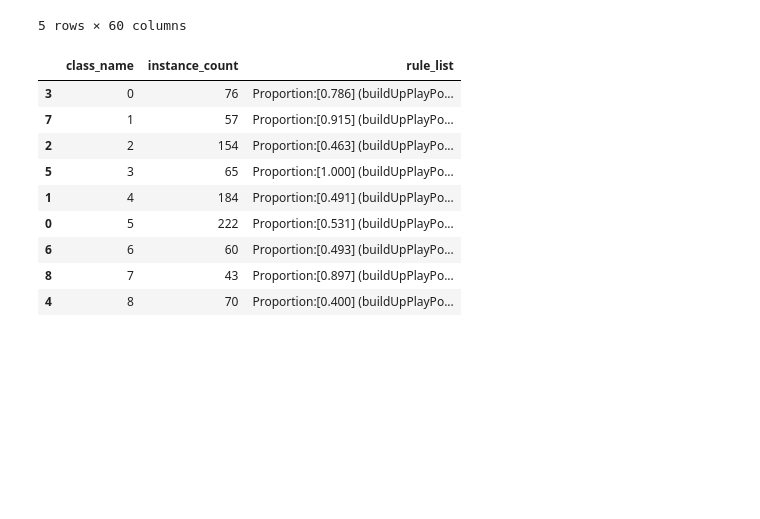
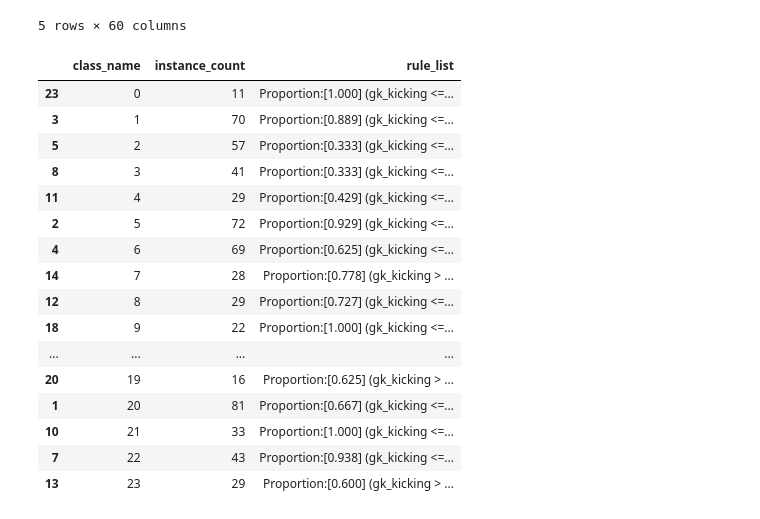
Before and after one commit to x-iaoming/2021datathon, a Jupyter notebook: clustering/meta_analysis_all.ipynb, the cells around one changed output. Saved outputs shown, nothing was run; the diff lists cells and outputs as text; code cells hidden in the pictures; blank space fills up the shorter version.

```diff
--- a/clustering/meta_analysis_all.ipynb
+++ b/clustering/meta_analysis_all.ipynb
@@ -6,7 +6,7 @@ import os
 #os.chdir('D:/Penn/Career/Citadel/2021datathon')
 match = pd.read_csv('../match_discrete_htwt_drop30.csv')
 match['date']  = pd.to_datetime(match['date'])
-df_clus = pd.read_csv('team_att_all_w_cluster_gmm9.csv')
+df_clus = pd.read_csv('team_att_all_w_cluster_gmm24.csv')
 df_clus['date']  = pd.to_datetime(df_clus['date'])
 # %%
 match.shape
@@ -102,13 +109,13 @@ wt_thr = np.percentile(abs(meta_mat), 75)
 '''
 Params to Change
 '''
-threshold=0
+threshold=1.5
 for i in range(0, Nc):
     for j in range(i, Nc):
         color = 'red' if abs(meta_mat[i, j]) > wt_thr else 'black'
         if meta_mat[i, j] > threshold:
             G.add_edge(i, j, weight = meta_mat[i, j] * wt_fac, color = color)
-        elif meta_mat[i, j] < threshold:
+        elif meta_mat[i, j] < -threshold:
             G.add_edge(j, i, weight = -meta_mat[i, j] * wt_fac, color = color)
         else:
             G.add_edge(j, i, weight = 0, color = "white",alpha=0.1)
@@ -125,7 +132,7 @@ nx.draw(G, pos, width = weights, with_labels = True, \
 '''
 Params to Change
 '''
-name="gmm9.png"
+name="gmm24.png"
 plt.savefig(name)
 plt.show()
 # %% [output]
@@ -183,45 +190,52 @@ def get_class_rules(tree: DecisionTreeClassifier, feature_names: list):
 
     tree_dfs() # start from root, node_id = 0
     return class_rules_dict
 
 '''
 Params to Change
 '''
 # make Decision Tree
-min_samples_leaf=30
-pruning_level=0.01
-max_depth=6
+min_samples_leaf=5
+pruning_level=0
+max_depth=8
 tree = DecisionTreeClassifier(min_samples_leaf=min_samples_leaf, ccp_alpha=pruning_level,max_depth=max_depth)
 tree.fit(df_clus_expl,clus_expl)
 
 # get decision tree rules
 feature_names = df_clus_expl.columns
 class_rule_dict = get_class_rules(tree, feature_names)
 
 report_class_list = []
 for class_name in class_rule_dict.keys():
     rule_list = class_rule_dict[class_name]
     combined_string = ""
     for rule in rule_list:
         combined_string += "Proportion:[{}]\n {}\n\n".format(format(rule[1], ".3f"), rule[0])
     report_class_list.append((class_name, combined_string))
 
 cluster_instance_df = pd.Series(clus_expl).value_counts().reset_index()
 cluster_instance_df.columns = ['class_name', 'instance_count']
 report_df = pd.DataFrame(report_class_list, columns=['class_name', 'rule_list'])
 report_df = pd.merge(cluster_instance_df, report_df, on='class_name', how='left')
 pretty_print(report_df.sort_values(by='class_name')[['class_name', 'instance_count', 'rule_list']])
 # %% [output]
 |  | class_name | instance_count | rule_list |
-| 3 | 0 | 76 | Proportion:[0.786] (buildUpPlayPo... |
-| 7 | 1 | 57 | Proportion:[0.915] (buildUpPlayPo... |
-| 2 | 2 | 154 | Proportion:[0.463] (buildUpPlayPo... |
-| 5 | 3 | 65 | Proportion:[1.000] (buildUpPlayPo... |
-| 1 | 4 | 184 | Proportion:[0.491] (buildUpPlayPo... |
-| 0 | 5 | 222 | Proportion:[0.531] (buildUpPlayPo... |
-| 6 | 6 | 60 | Proportion:[0.493] (buildUpPlayPo... |
-| 8 | 7 | 43 | Proportion:[0.897] (buildUpPlayPo... |
-| 4 | 8 | 70 | Proportion:[0.400] (buildUpPlayPo... |
+| 23 | 0 | 11 | Proportion:[1.000] (gk_kicking <=... |
+| 3 | 1 | 70 | Proportion:[0.889] (gk_kicking <=... |
+| 5 | 2 | 57 | Proportion:[0.333] (gk_kicking <=... |
+| 8 | 3 | 41 | Proportion:[0.333] (gk_kicking <=... |
+| 11 | 4 | 29 | Proportion:[0.429] (gk_kicking <=... |
+| 2 | 5 | 72 | Proportion:[0.929] (gk_kicking <=... |
+| 4 | 6 | 69 | Proportion:[0.625] (gk_kicking <=... |
+| 14 | 7 | 28 | Proportion:[0.778] (gk_kicking > ... |
+| 12 | 8 | 29 | Proportion:[0.727] (gk_kicking <=... |
+| 18 | 9 | 22 | Proportion:[1.000] (gk_kicking <=... |
+| ... | ... | ... | ... |
+| 20 | 19 | 16 | Proportion:[0.625] (gk_kicking > ... |
+| 1 | 20 | 81 | Proportion:[0.667] (gk_kicking <=... |
+| 10 | 21 | 33 | Proportion:[1.000] (gk_kicking <=... |
+| 7 | 22 | 43 | Proportion:[0.938] (gk_kicking <=... |
+| 13 | 23 | 29 | Proportion:[0.600] (gk_kicking > ... |
 # %%
 '''
 Params to Change
```
Also changed, not shown: parts of 5 cells of this notebook, 1 other file.
